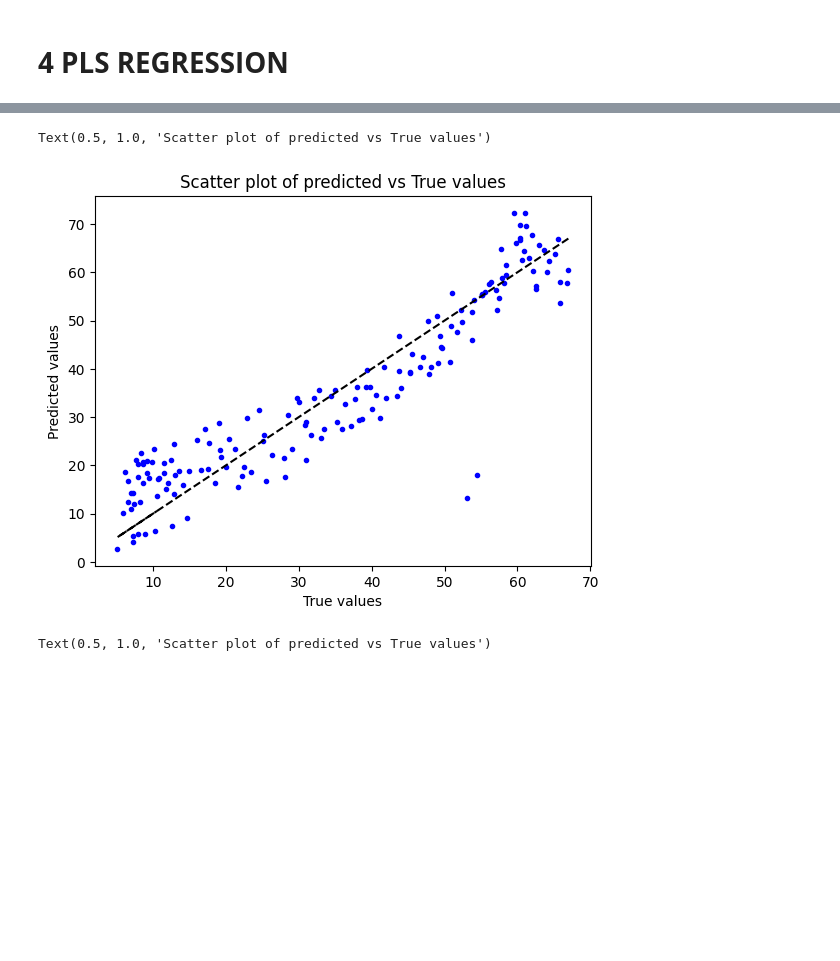
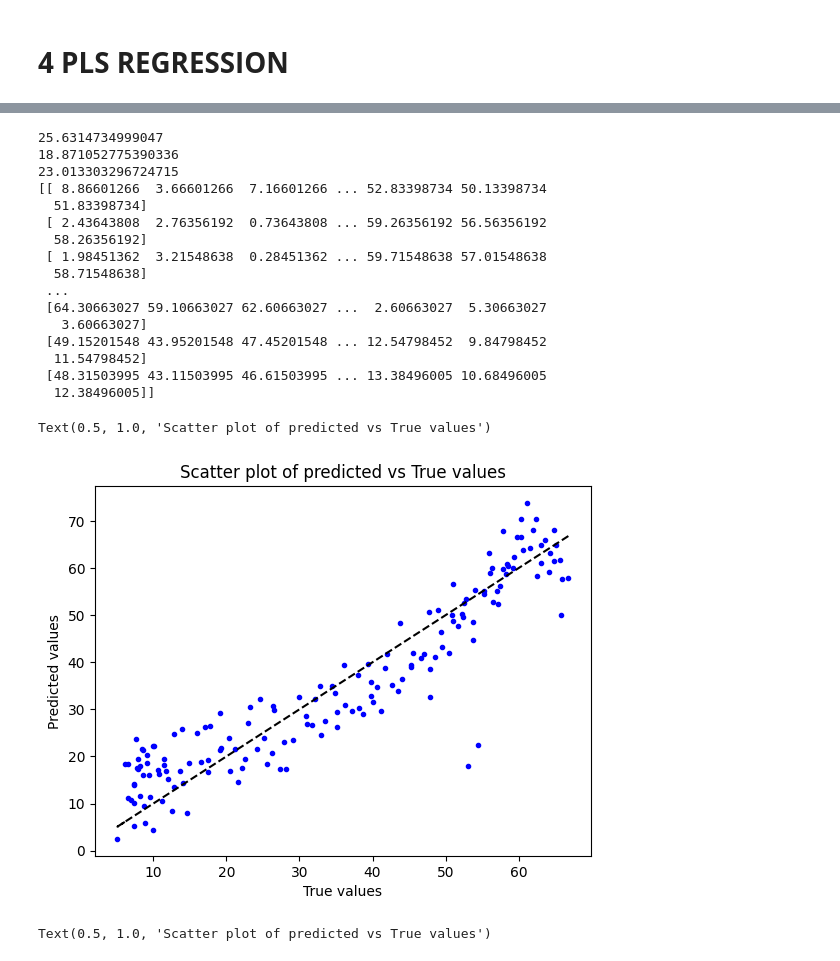
Before and after one commit to Ekissi/Ekissi, a Jupyter notebook: Machine_Learning_Models.ipynb, the cells around one changed output, grey strips where cells are left out. Cells and saved outputs as stored; diff of their text form; code cells hidden in the pictures; blank space fills up the shorter version.

```diff
--- a/Machine_Learning_Models.ipynb
+++ b/Machine_Learning_Models.ipynb
@@ -1088,43 +1126,73 @@ mae_test = mean_absolute_error(y_test,y_pred_test)
 # @title PLS Training plot
 import matplotlib.pyplot as plt
 #[10,20,30,40,50,60,70,80,90,100,150,200,250,300,350,400,450,500,550,600]
-random_states =150
+random_state =150
 
 x1_train,x1_test,y1_train,y1_test = train_test_split(features1,label1,test_size=0.2,random_state=random_state)
 x2_train,x2_test,y2_train,y2_test = train_test_split(features2,label2,test_size=0.2,random_state=random_state)
 x3_train,x3_test,y3_train,y3_test = train_test_split(features3,label3,test_size=0.2,random_state=random_state)
 x4_train,x4_test,y4_train,y4_test = train_test_split(features4,label4,test_size=0.2,random_state=random_state)
 x5_train,x5_test,y5_train,y5_test = train_test_split(features5,label5,test_size=0.2,random_state=random_state)
 x6_train,x6_test,y6_train,y6_test = train_test_split(features6,label6,test_size=0.2,random_state=random_state)
 x7_train,x7_test,y7_train,y7_test = train_test_split(features7,label7,test_size=0.2,random_state=random_state)
 x8_train,x8_test,y8_train,y8_test = train_test_split(features8,label8,test_size=0.2,random_state=random_state)
 x9_train,x9_test,y9_train,y9_test = train_test_split(features9,label9,test_size=0.2,random_state=random_state)
 x10_train,x10_test,y10_train,y10_test = train_test_split(features10,label10,test_size=0.2,random_state=random_state)
 x_train=np.vstack((x1_train,x2_train,x3_train,x4_train,x5_train,x6_train,x7_train,x8_train,x9_train,x10_train))
 x_test =np.vstack((x1_test,x2_test,x3_test,x4_test,x5_test,x6_test,x7_test,x8_test,x9_test,x10_test))
 y_train = np.concatenate((y1_train,y2_train,y3_train,y4_train,y5_train,y6_train,y7_train,y8_train,y9_train,y10_train))
 y_test = np.concatenate((y1_test,y2_test,y3_test,y4_test,y5_test,y6_test,y7_test,y8_test,y9_test,y10_test))
-
+scalertr = StandardScaler().fit(x_train)
+x_train = scalertr.transform(x_train)
+x_test = scalertr.transform(x_test)
 plsr = PLSRegression(n_components=9,tol=0.01,max_iter=1000)
-model= plsr.fit(x_train, y_train)
+model_plsr= plsr.fit(x_train, y_train)
 
 #TRAINING MODEL
-y_pred = model.predict(x_train)
+y_pred_plsr = model_plsr.predict(x_train)
+dif_mc = abs(y_pred_plsr - y_train)
 
+y_train = np.array(y_train)
+m = dif_mc[np.where(y_train > 50)]
+n = dif_mc[np.where((y_train > 15) & (y_train < 50))]
+t = dif_mc[np.where(y_train < 15)]
+mae1 = m.mean()
+mae2 = n.mean()
+mae3 = t.mean()
+print(mae1)
+print(mae2)
+print(mae3)
+print(dif_mc)
 # MODEL TESTING
 x_test_pca = pca.transform(x_test)
 y_pred_test = model.predict(x_test)
 
-plt.scatter(y_train,y_pred,color='blue',marker='.')
+plt.scatter(y_train,y_pred_plsr,color='blue',marker='.')
 plt.plot(y_train, y_train, color='black',linestyle = '--')
 plt.xlabel('True values')
 plt.ylabel('Predicted values')
 plt.title('Scatter plot of predicted vs True values')
 #plt.savefig('Scatter_plot_training_RIDGE_AP.jpg')
 #plt.show()
 # %% [output]
-Text(0.5, 1.0, 'Scatter plot of predicted vs True values')
+25.6314734999047
+18.871052775390336
+23.013303296724715
+[[ 8.86601266  3.66601266  7.16601266 ... 52.83398734 50.13398734
+  51.83398734]
+ [ 2.43643808  2.76356192  0.73643808 ... 59.26356192 56.56356192
+  58.26356192]
+ [ 1.98451362  3.21548638  0.28451362 ... 59.71548638 57.01548638
+  58.71548638]
+ ...
+ [64.30663027 59.10663027 62.60663027 ...  2.60663027  5.30663027
+   3.60663027]
+ [49.15201548 43.95201548 47.45201548 ... 12.54798452  9.84798452
+  11.54798452]
+ [48.31503995 43.11503995 46.61503995 ... 13.38496005 10.68496005
+  12.38496005]]
+Text(0.5, 1.0, 'Scatter plot of predicted vs True values')
-[figure, old version]
+[figure, new version]
 # %%
 # @title PLS Testing plot
 import matplotlib.pyplot as plt
```
Also changed, not shown: parts of 6 cells of this notebook.
